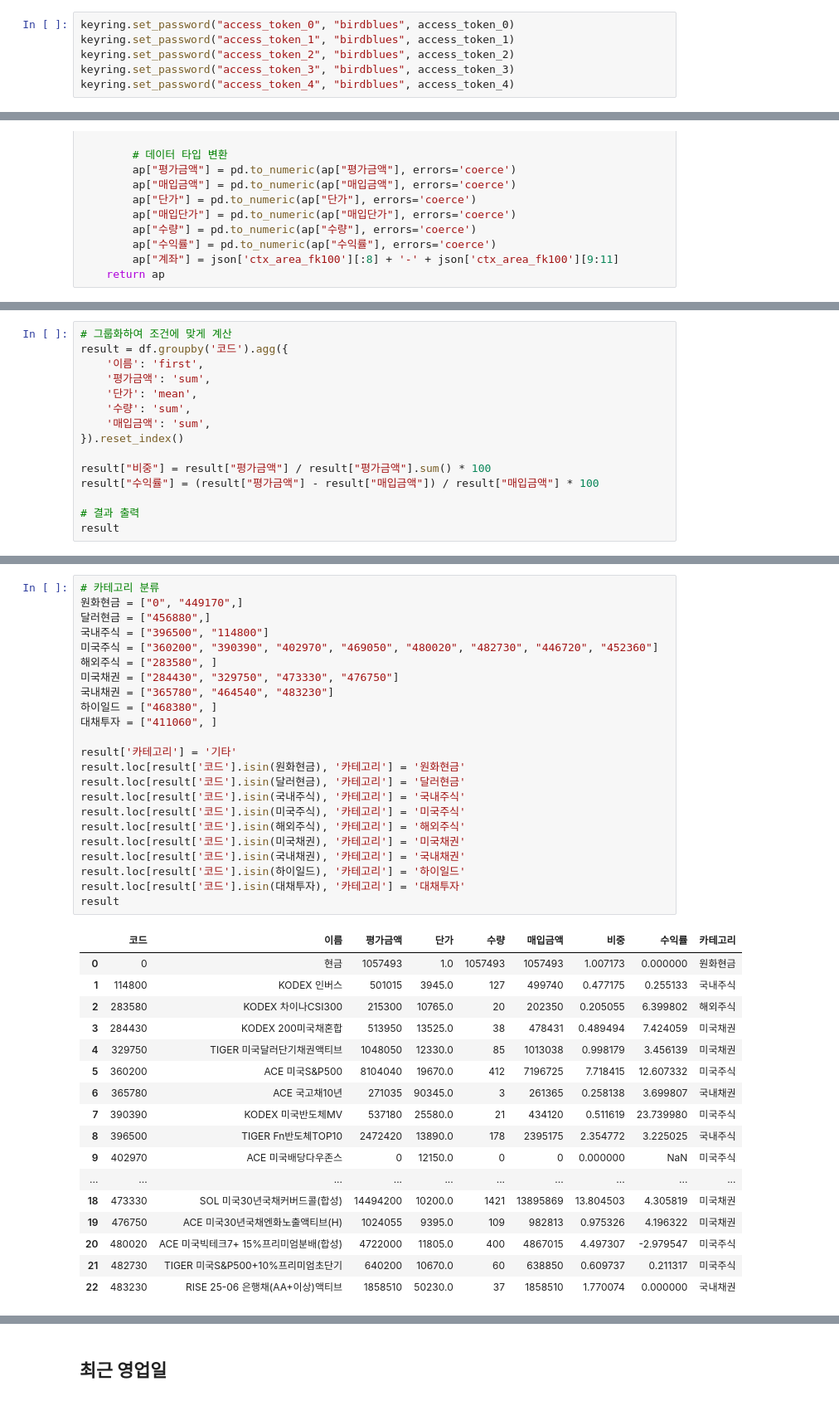
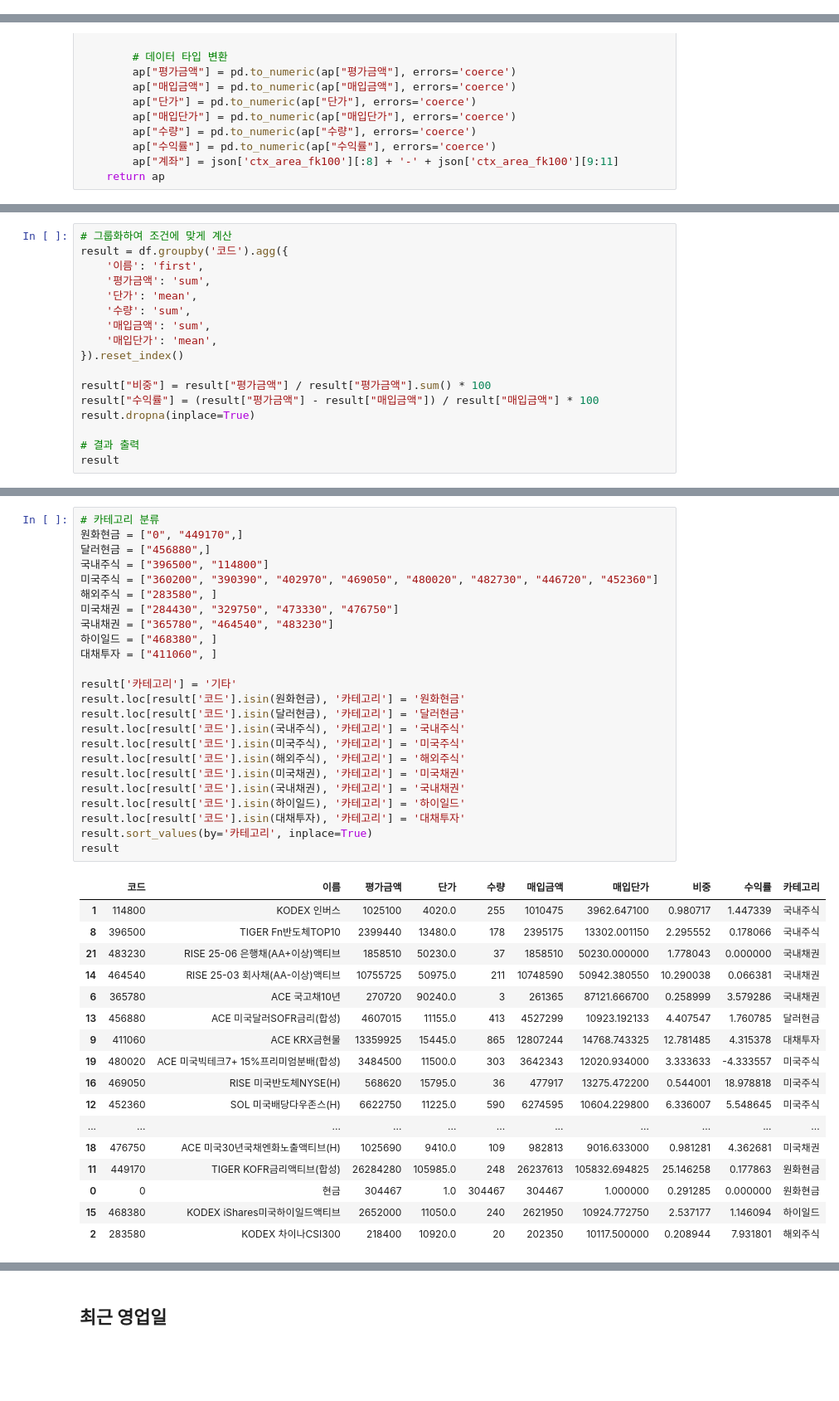
Before and after one commit to birdblues/kbtest, a Jupyter notebook: test01.ipynb, the cells around one changed output, grey strips where cells are left out. Shown at 83% size. Cells and saved outputs as stored; diff of their text form; blank space fills up the shorter version.

```diff
--- a/test01.ipynb
+++ b/test01.ipynb
@@ -94,6 +35,0 @@ tokens
-# %%
-keyring.set_password("access_token_0", "birdblues", access_token_0)
-keyring.set_password("access_token_1", "birdblues", access_token_1)
-keyring.set_password("access_token_2", "birdblues", access_token_2)
-keyring.set_password("access_token_3", "birdblues", access_token_3)
-keyring.set_password("access_token_4", "birdblues", access_token_4)
@@ -327,10 +281,12 @@ result = df.groupby('코드').agg({
     '단가': 'mean',
     '수량': 'sum',
     '매입금액': 'sum',
+    '매입단가': 'mean',
 }).reset_index()
 
 result["비중"] = result["평가금액"] / result["평가금액"].sum() * 100
 result["수익률"] = (result["평가금액"] - result["매입금액"]) / result["매입금액"] * 100
+result.dropna(inplace=True)
 
 # 결과 출력
 result
@@ -360,44 +316,45 @@ eval_total
 # %%
 # 카테고리 분류
 원화현금 = ["0", "449170",]
 달러현금 = ["456880",]
 국내주식 = ["396500", "114800"]
 미국주식 = ["360200", "390390", "402970", "469050", "480020", "482730", "446720", "452360"]
 해외주식 = ["283580", ]
 미국채권 = ["284430", "329750", "473330", "476750"]
 국내채권 = ["365780", "464540", "483230"]
 하이일드 = ["468380", ]
 대채투자 = ["411060", ]
 
 result['카테고리'] = '기타'
 result.loc[result['코드'].isin(원화현금), '카테고리'] = '원화현금'
 result.loc[result['코드'].isin(달러현금), '카테고리'] = '달러현금'
 result.loc[result['코드'].isin(국내주식), '카테고리'] = '국내주식'
 result.loc[result['코드'].isin(미국주식), '카테고리'] = '미국주식'
 result.loc[result['코드'].isin(해외주식), '카테고리'] = '해외주식'
 result.loc[result['코드'].isin(미국채권), '카테고리'] = '미국채권'
 result.loc[result['코드'].isin(국내채권), '카테고리'] = '국내채권'
 result.loc[result['코드'].isin(하이일드), '카테고리'] = '하이일드'
 result.loc[result['코드'].isin(대채투자), '카테고리'] = '대채투자'
+result.sort_values(by='카테고리', inplace=True)
 result
 # %% [output]
-|  | 코드 | 이름 | 평가금액 | 단가 | 수량 | 매입금액 | 비중 | 수익률 | 카테고리 |
-| 0 | 0 | 현금 | 1057493 | 1.0 | 1057493 | 1057493 | 1.007173 | 0.000000 | 원화현금 |
-| 1 | 114800 | KODEX 인버스 | 501015 | 3945.0 | 127 | 499740 | 0.477175 | 0.255133 | 국내주식 |
-| 2 | 283580 | KODEX 차이나CSI300 | 215300 | 10765.0 | 20 | 202350 | 0.205055 | 6.399802 | 해외주식 |
-| 3 | 284430 | KODEX 200미국채혼합 | 513950 | 13525.0 | 38 | 478431 | 0.489494 | 7.424059 | 미국채권 |
-| 4 | 329750 | TIGER 미국달러단기채권액티브 | 1048050 | 12330.0 | 85 | 1013038 | 0.998179 | 3.456139 | 미국채권 |
-| 5 | 360200 | ACE 미국S&P500 | 8104040 | 19670.0 | 412 | 7196725 | 7.718415 | 12.607332 | 미국주식 |
-| 6 | 365780 | ACE 국고채10년 | 271035 | 90345.0 | 3 | 261365 | 0.258138 | 3.699807 | 국내채권 |
-| 7 | 390390 | KODEX 미국반도체MV | 537180 | 25580.0 | 21 | 434120 | 0.511619 | 23.739980 | 미국주식 |
-| 8 | 396500 | TIGER Fn반도체TOP10 | 2472420 | 13890.0 | 178 | 2395175 | 2.354772 | 3.225025 | 국내주식 |
-| 9 | 402970 | ACE 미국배당다우존스 | 0 | 12150.0 | 0 | 0 | 0.000000 | NaN | 미국주식 |
-| ... | ... | ... | ... | ... | ... | ... | ... | ... | ... |
-| 18 | 473330 | SOL 미국30년국채커버드콜(합성) | 14494200 | 10200.0 | 1421 | 13895869 | 13.804503 | 4.305819 | 미국채권 |
-| 19 | 476750 | ACE 미국30년국채엔화노출액티브(H) | 1024055 | 9395.0 | 109 | 982813 | 0.975326 | 4.196322 | 미국채권 |
-| 20 | 480020 | ACE 미국빅테크7+ 15%프리미엄분배(합성) | 4722000 | 11805.0 | 400 | 4867015 | 4.497307 | -2.979547 | 미국주식 |
-| 21 | 482730 | TIGER 미국S&P500+10%프리미엄초단기 | 640200 | 10670.0 | 60 | 638850 | 0.609737 | 0.211317 | 미국주식 |
-| 22 | 483230 | RISE 25-06 은행채(AA+이상)액티브 | 1858510 | 50230.0 | 37 | 1858510 | 1.770074 | 0.000000 | 국내채권 |
+|  | 코드 | 이름 | 평가금액 | 단가 | 수량 | 매입금액 | 매입단가 | 비중 | 수익률 | 카테고리 |
+| 1 | 114800 | KODEX 인버스 | 1025100 | 4020.0 | 255 | 1010475 | 3962.647100 | 0.980717 | 1.447339 | 국내주식 |
+| 8 | 396500 | TIGER Fn반도체TOP10 | 2399440 | 13480.0 | 178 | 2395175 | 13302.001150 | 2.295552 | 0.178066 | 국내주식 |
+| 21 | 483230 | RISE 25-06 은행채(AA+이상)액티브 | 1858510 | 50230.0 | 37 | 1858510 | 50230.000000 | 1.778043 | 0.000000 | 국내채권 |
+| 14 | 464540 | RISE 25-03 회사채(AA-이상)액티브 | 10755725 | 50975.0 | 211 | 10748590 | 50942.380550 | 10.290038 | 0.066381 | 국내채권 |
+| 6 | 365780 | ACE 국고채10년 | 270720 | 90240.0 | 3 | 261365 | 87121.666700 | 0.258999 | 3.579286 | 국내채권 |
+| 13 | 456880 | ACE 미국달러SOFR금리(합성) | 4607015 | 11155.0 | 413 | 4527299 | 10923.192133 | 4.407547 | 1.760785 | 달러현금 |
+| 9 | 411060 | ACE KRX금현물 | 13359925 | 15445.0 | 865 | 12807244 | 14768.743325 | 12.781485 | 4.315378 | 대채투자 |
+| 19 | 480020 | ACE 미국빅테크7+ 15%프리미엄분배(합성) | 3484500 | 11500.0 | 303 | 3642343 | 12020.934000 | 3.333633 | -4.333557 | 미국주식 |
+| 16 | 469050 | RISE 미국반도체NYSE(H) | 568620 | 15795.0 | 36 | 477917 | 13275.472200 | 0.544001 | 18.978818 | 미국주식 |
+| 12 | 452360 | SOL 미국배당다우존스(H) | 6622750 | 11225.0 | 590 | 6274595 | 10604.229800 | 6.336007 | 5.548645 | 미국주식 |
+| ... | ... | ... | ... | ... | ... | ... | ... | ... | ... | ... |
+| 18 | 476750 | ACE 미국30년국채엔화노출액티브(H) | 1025690 | 9410.0 | 109 | 982813 | 9016.633000 | 0.981281 | 4.362681 | 미국채권 |
+| 11 | 449170 | TIGER KOFR금리액티브(합성) | 26284280 | 105985.0 | 248 | 26237613 | 105832.694825 | 25.146258 | 0.177863 | 원화현금 |
+| 0 | 0 | 현금 | 304467 | 1.0 | 304467 | 304467 | 1.000000 | 0.291285 | 0.000000 | 원화현금 |
+| 15 | 468380 | KODEX iShares미국하이일드액티브 | 2652000 | 11050.0 | 240 | 2621950 | 10924.772750 | 2.537177 | 1.146094 | 하이일드 |
+| 2 | 283580 | KODEX 차이나CSI300 | 218400 | 10920.0 | 20 | 202350 | 10117.500000 | 0.208944 | 7.931801 | 해외주식 |
 # %%
 # 새로운 '분류' 컬럼 추가
 result['대분류'] = result['카테고리']
```
Also changed, not shown: parts of 25 cells of this notebook, 1 other file.
